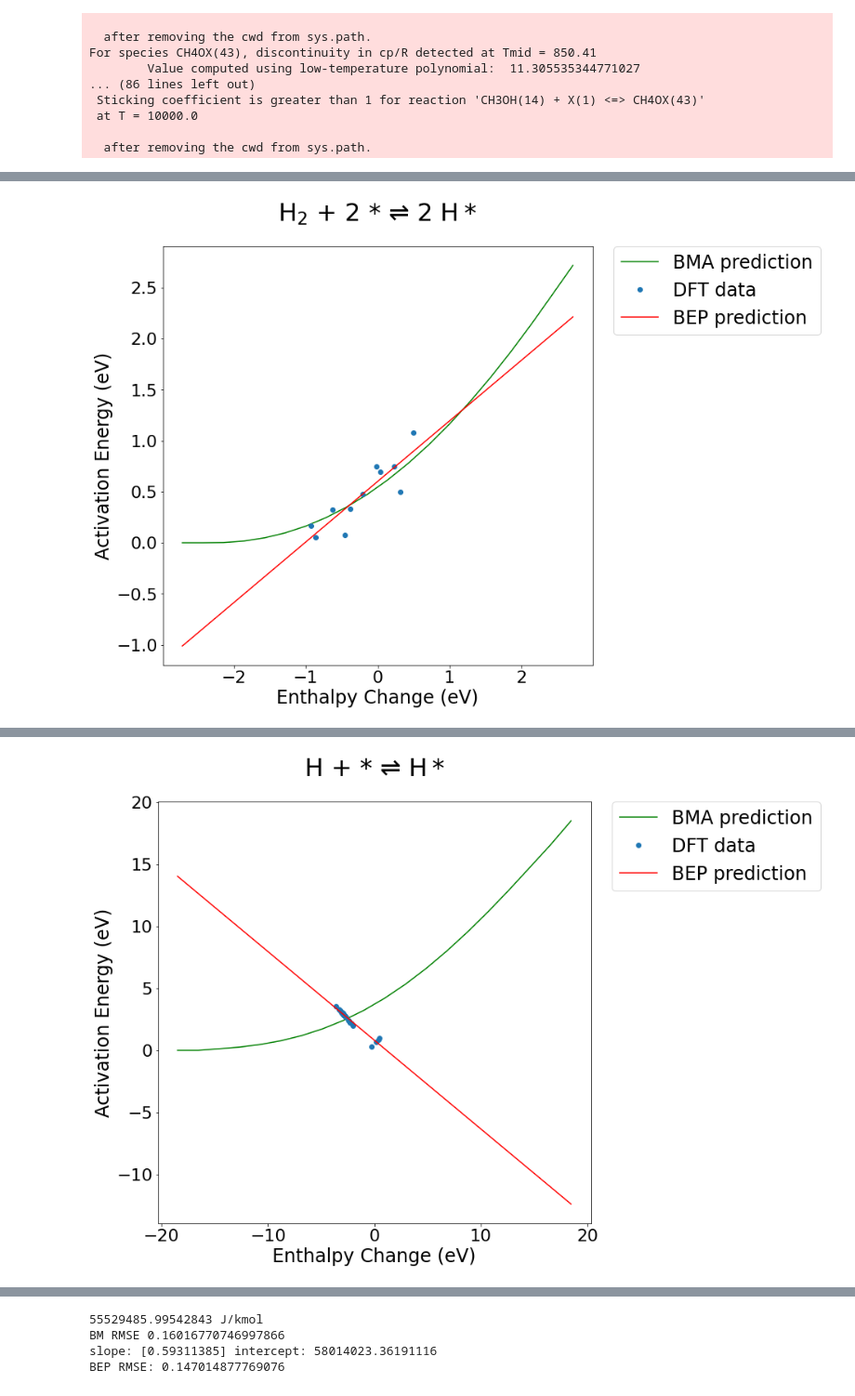
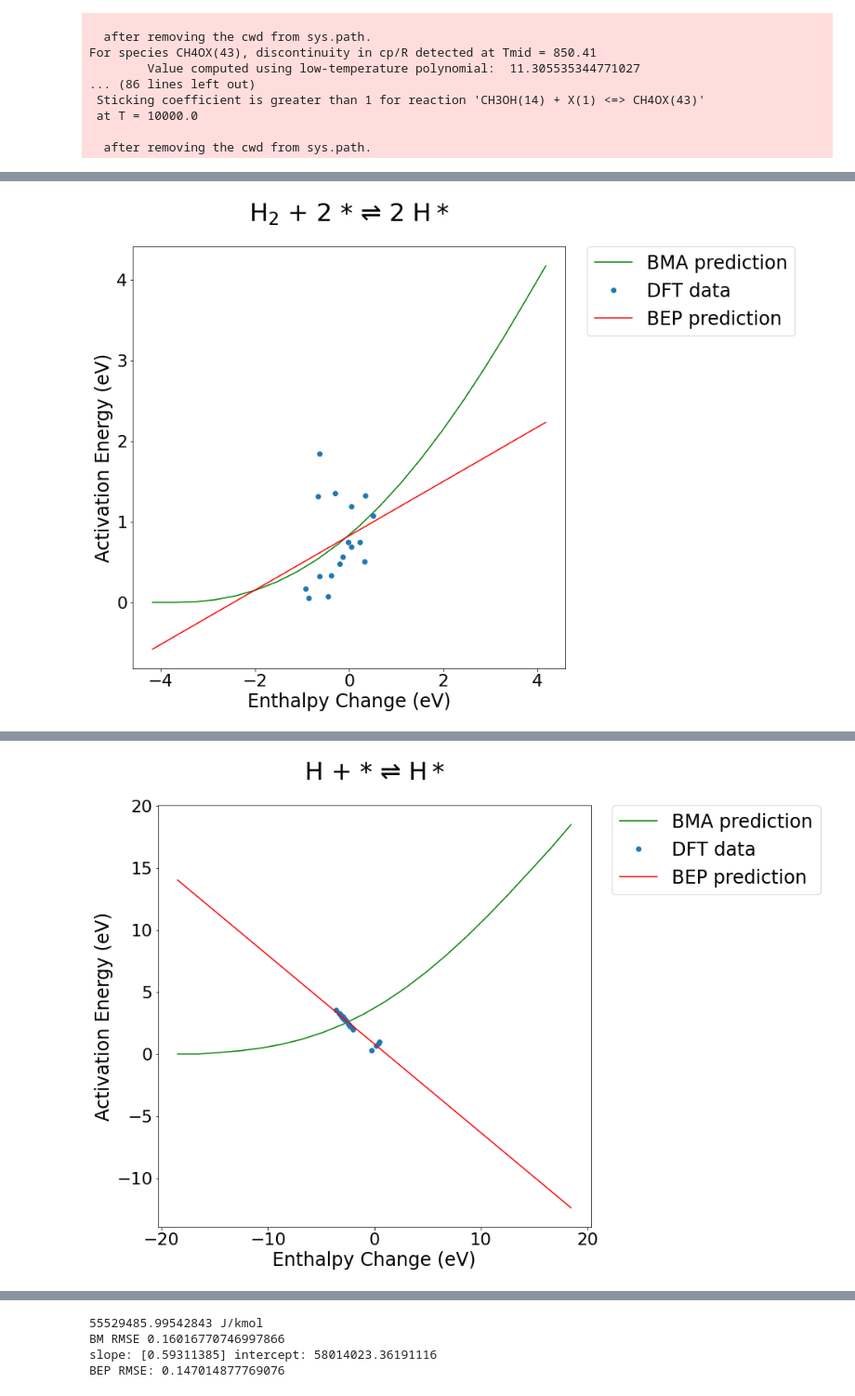
Before and after one commit to comocheng/bm_project, a Jupyter notebook: qm_rxns/cathub_comparison.ipynb, the cells around one changed output, grey strips where cells are left out. Shown at 93% size. Drawn from its saved outputs; the diff is of its cells as text; code cells hidden in the pictures.

```diff
--- a/qm_rxns/cathub_comparison.ipynb
+++ b/qm_rxns/cathub_comparison.ipynb
@@ -38,7 +41,7 @@ def fetch(query):
     ).json()['data']
 # %%
 query_str = """
-            {reactions ( first: 200, reactants: , products: )
+            {reactions ( first: 20000, reactants: , products: )
             {
             totalCount
             pageInfo {
@@ -380,12 +383,12 @@ for i, v in rxn_list.items():
     plt.rcParams["figure.figsize"] = (10,10)
     plt.plot(np.linspace(-5*E_0, 5*E_0, 20) / 96.4869e6, np.array(predicted_Es) / 96.4869e6, '-g', label='BMA prediction')
     plt.plot(np.array(enthalpies) / 96.4869e6, np.array(energies) / 96.4869e6,'o', label='DFT data')
-    np.array(enthalpies).reshape((-1, 1))
-    reg = LinearRegression().fit(np.array(enthalpies).reshape((-1, 1)), np.array(energies))
+    enthalpies_lr = np.array(enthalpies) / 96.4869e6
+    reg = LinearRegression().fit(enthalpies_lr.reshape((-1, 1)), np.array(energies) / 96.4869e6)
     print('slope:', reg.coef_, 'intercept:', reg.intercept_)
-    bep_energies = reg.coef_ * np.linspace(-5*E_0, 5*E_0, 20) + reg.intercept_
-    plt.plot(np.linspace(-5*E_0, 5*E_0, 20) / 96.4869e6, np.array(bep_energies) / 96.4869e6, '-r', label='BEP prediction')
-    BEP_RMSE = sqrt(mean_squared_error(np.array(energies) / 96.4869e6, (reg.coef_ * np.array(enthalpies) + reg.intercept_) / 96.4869e6))
+    bep_energies = reg.coef_ * np.linspace(-5*E_0, 5*E_0, 20) / 96.4869e6 + reg.intercept_
+    plt.plot(np.linspace(-5*E_0, 5*E_0, 20) / 96.4869e6, np.array(bep_energies), '-r', label='BEP prediction')
+    BEP_RMSE = sqrt(mean_squared_error(np.array(energies) / 96.4869e6, (reg.coef_ * np.array(enthalpies) / 96.4869e6 + reg.intercept_)))
     print('BEP RMSE:', BEP_RMSE)
     plt.title(eliminate_index(surf.reactions())[i], fontdict={'fontsize': 32}, y=1.05)
     plt.legend(bbox_to_anchor=(1.05, 1), loc=2, borderaxespad=0., fontsize=24)
@@ -407,4 +422,4 @@ BEP RMSE: 0.147014877769076
-[figure, old version]
+[figure, new version]
 Warning: seems to work best when w0 > 2*Eo = 3643.3 kJ/mol, but w0=1000.0 kJ/mol. Increasing w0
 Warning: seems to work best when w0 > 2*Eo = 3643.3 kJ/mol, but w0=1000.0 kJ/mol. Increasing w0
 Warning: seems to work best when w0 > 2*Eo = 3643.3 kJ/mol, but w0=1000.0 kJ/mol. Increasing w0
```
Also changed, not shown: parts of 14 cells of this notebook.
